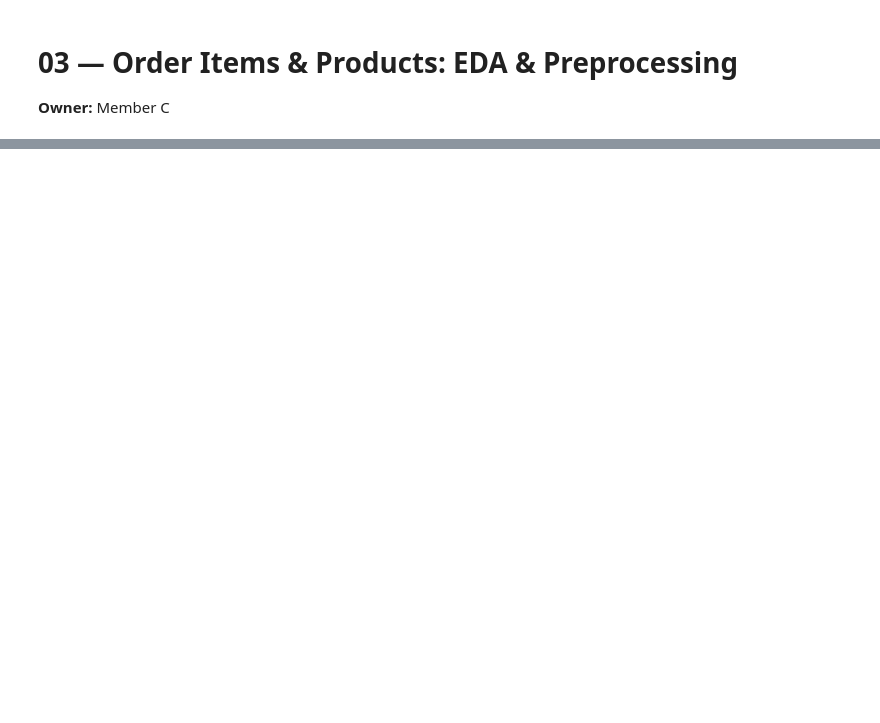
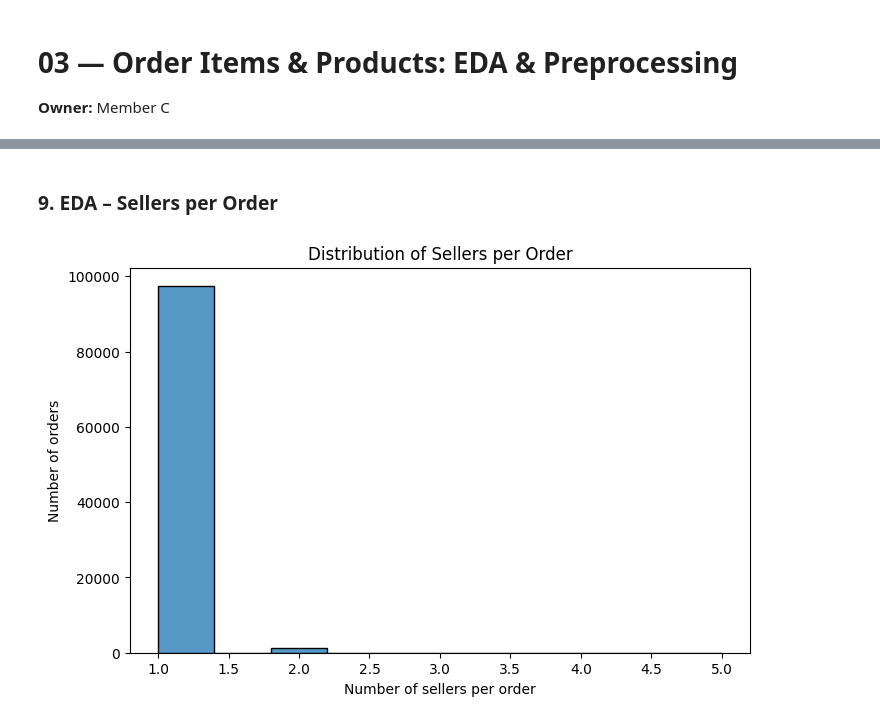
Before and after one commit to subhani257/Olist-late-delivery-prediction, a Jupyter notebook: notebooks/03_products_items_eda_preprocessing.ipynb, the cells around one changed output, grey strips where cells are left out. Drawn from its saved outputs; the diff is of its cells as text; code cells hidden in the pictures; blank space fills up the shorter version.

```diff
--- a/notebooks/03_products_items_eda_preprocessing.ipynb
+++ b/notebooks/03_products_items_eda_preprocessing.ipynb
@@ -42,0 +261,14 @@ sum price/freight, count items, count distinct sellers, dominant category, total
+# %% [markdown]
+### 9. EDA – Sellers per Order
+# %%
+sellers_per_order = order_items.groupby("order_id")["seller_id"].nunique()
+sellers_per_order.describe()
+plt.figure(figsize=(8, 5))
+sns.histplot(sellers_per_order, bins=10)
+plt.xlabel("Number of sellers per order")
+plt.ylabel("Number of orders")
+plt.title("Distribution of Sellers per Order")
+plt.show()
+# Decision supported: create distinct_seller_count.
+# %% [output]
+[figure, added]
```
Also changed, not shown: parts of 68 cells of this notebook.
